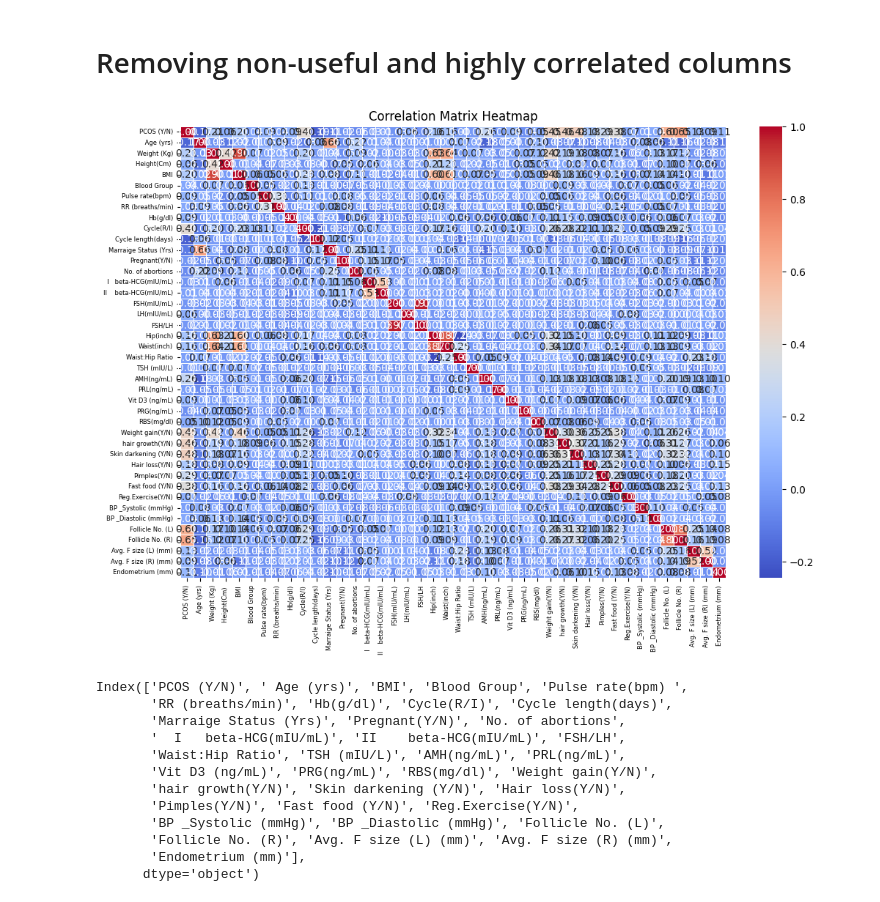
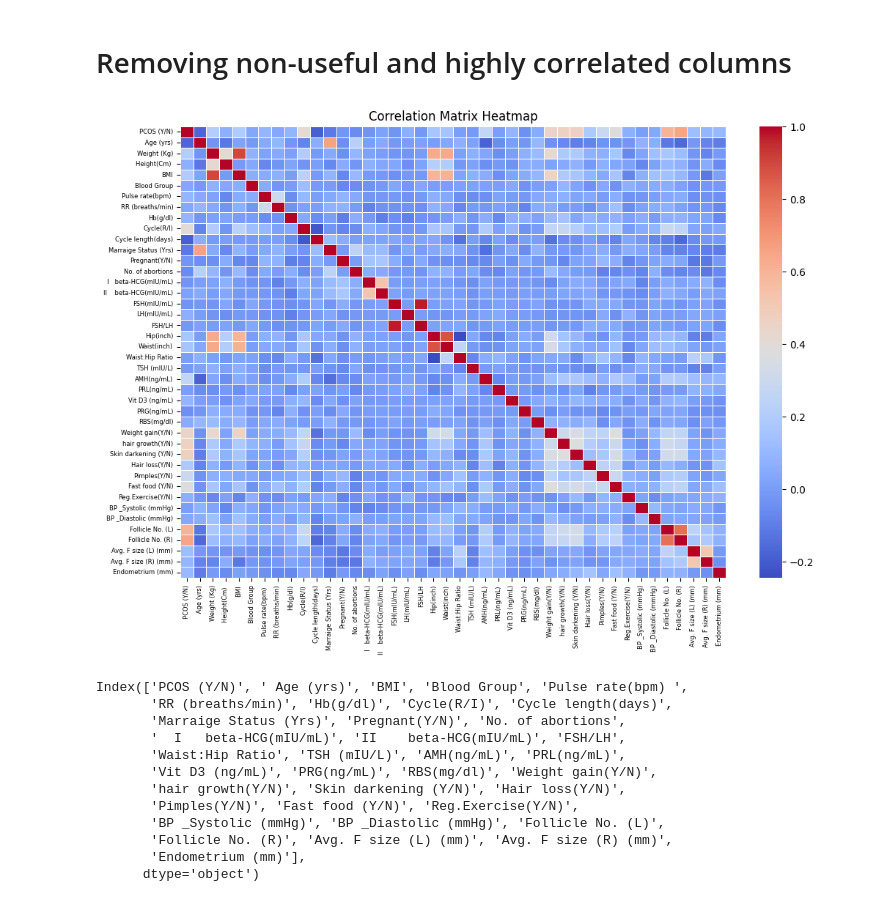
Before and after one commit to stacychann/dsa4262_pcos, a Jupyter notebook: Cleaning_EDA.ipynb, the cells around one changed output. Drawn from its saved outputs; the diff is of its cells as text; code cells hidden in the pictures.

```diff
--- a/Cleaning_EDA.ipynb
+++ b/Cleaning_EDA.ipynb
@@ -232,15 +232,15 @@ df.drop(columns = ['Sl. No','Patient File No.'],axis=1,inplace=True)
 # %%
 corr = df.corr()
 plt.figure(figsize=(12, 8))
-sns.heatmap(corr, annot=True, cmap='coolwarm', fmt=".2f", linewidths=0.5)
+sns.heatmap(corr, cmap='coolwarm', fmt=".2f", linewidths=0.5)
 
 # Adjust axis label font size
 plt.xticks(fontsize=6, rotation=90)  # X-axis label size
 plt.yticks(fontsize=6)  # Y-axis label size
 plt.title("Correlation Matrix Heatmap")
 plt.show()
 # %% [output]
-[figure, old version]
+[figure, new version]
 # %%
 #BMI is derived from height and weight, hence will be highly correlated
 #Waist:Hip Ratio is derived from hip and waist, hence will be highly correlated
```
